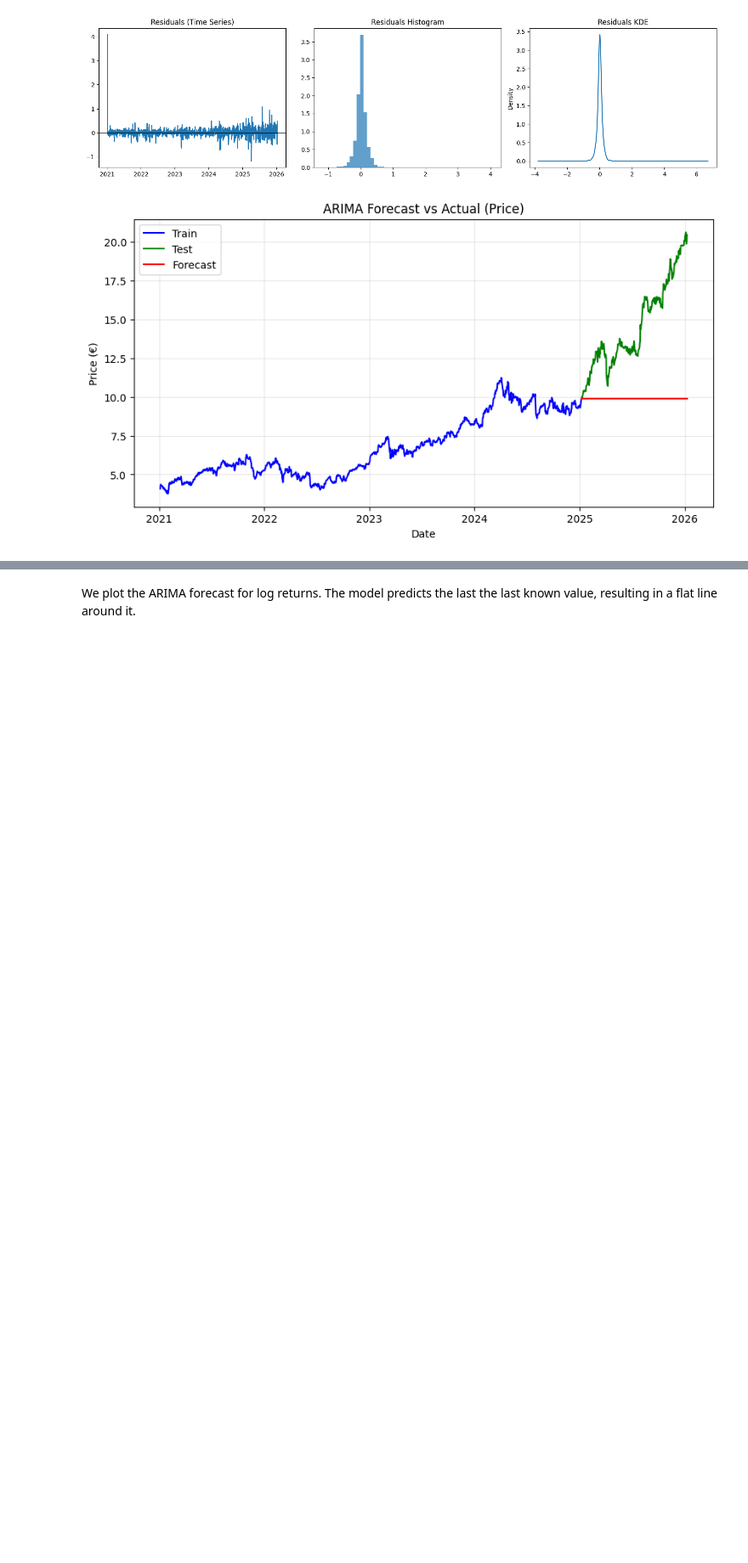
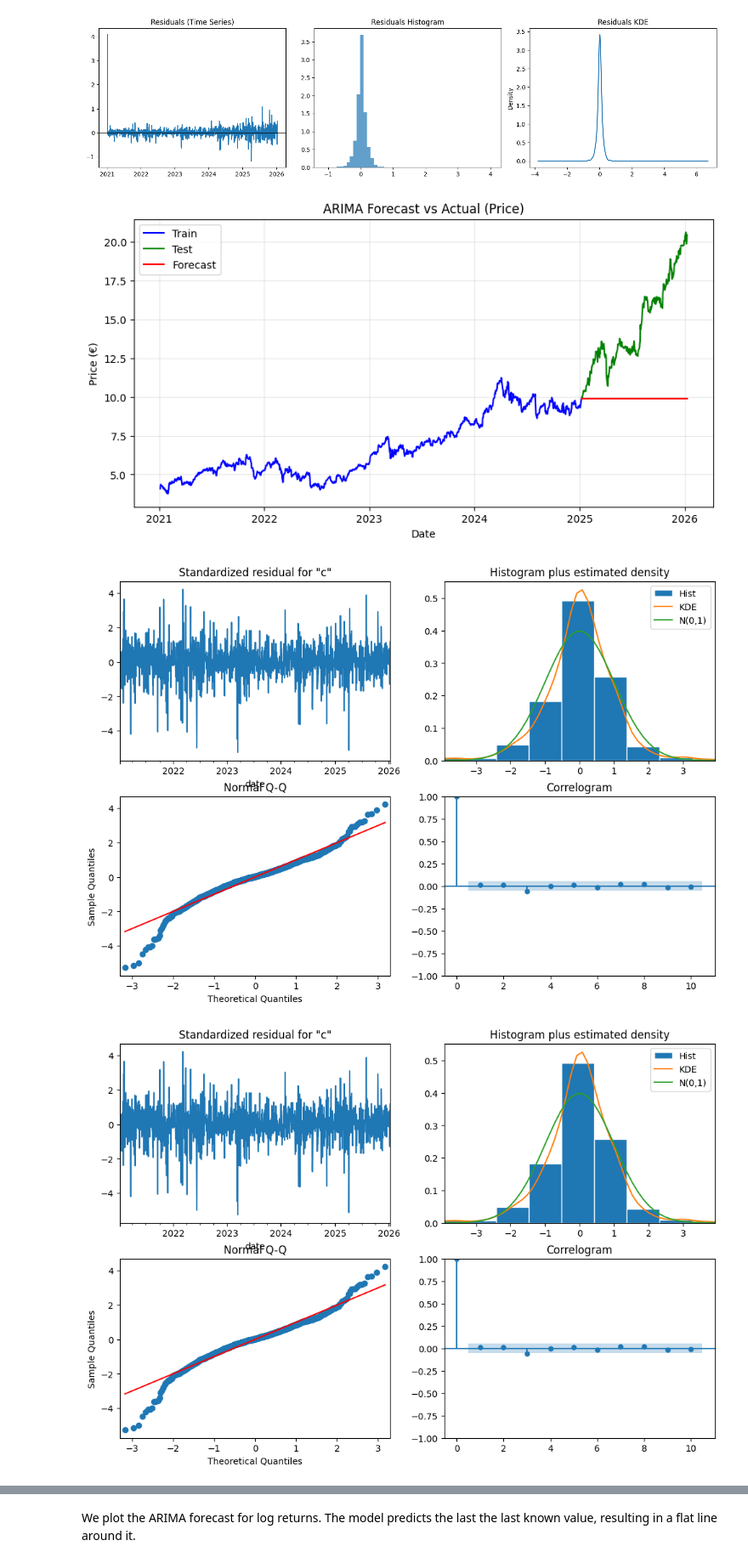
Before and after one commit to alexhayadela/10tothe6_TFG_2025_AlexDeLaHaya, a Jupyter notebook: models/arima/price.ipynb, the cells around one changed output, grey strips where cells are left out. Shown at 85% size. Drawn from its saved outputs; the diff is of its cells as text; code cells hidden in the pictures; blank space fills up the shorter version.

```diff
--- a/models/arima/price.ipynb
+++ b/models/arima/price.ipynb
@@ -168,3 +168,8 @@ plt.legend()
 plt.show()
 # %% [output]
 [figure]
+# %%
+model_fit.plot_diagnostics(figsize=(12,8))
+# %% [output]
+[figure, added]
+[figure, added]
```
Also changed, not shown: parts of 1 cell of this notebook, 6 other files.
